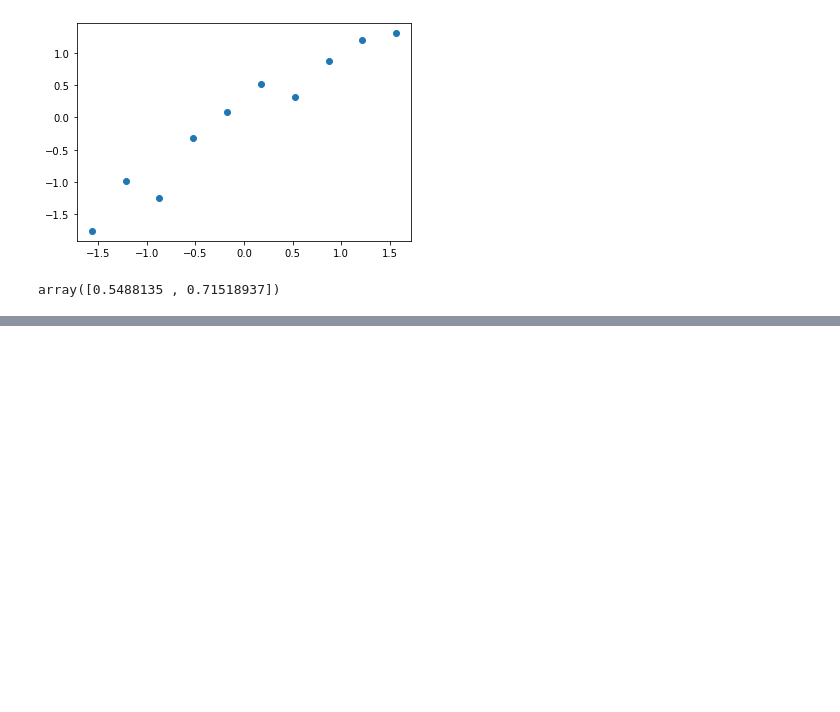
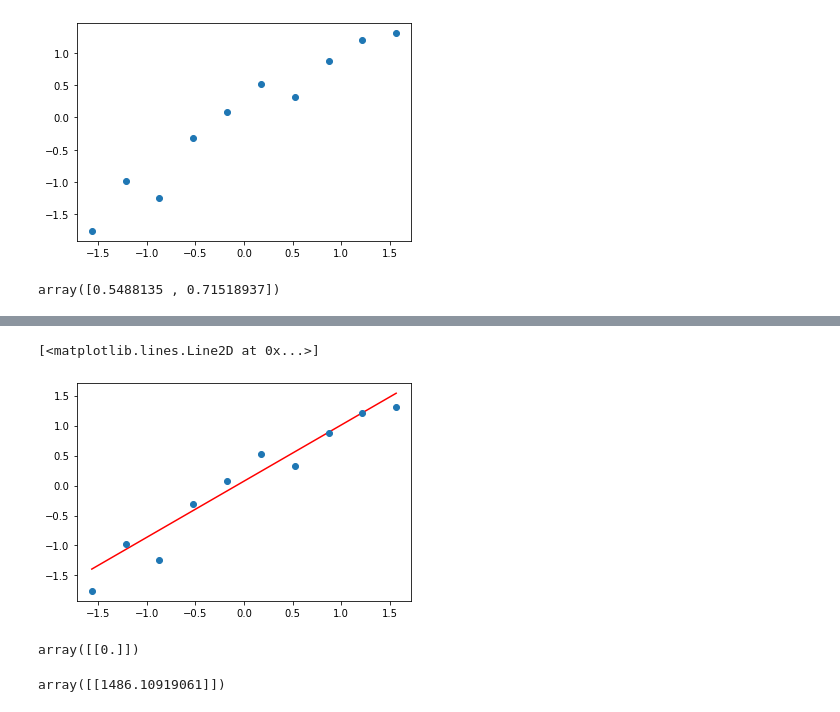
Before and after one commit to pedrozulian/starting-tensorflow, a Jupyter notebook: linear_regression/linear_regression_tensorflow.ipynb, the cells around one changed output, grey strips where cells are left out. Drawn from its saved outputs; the diff is of its cells as text; code cells hidden in the pictures; blank space fills up the shorter version.

```diff
--- a/linear_regression/linear_regression_tensorflow.ipynb
+++ b/linear_regression/linear_regression_tensorflow.ipynb
@@ -64,2 +67,10 @@ optmizer = tf.train.GradientDescentOptimizer(learning_rate = 0.001)
 training = optmizer.minimize(erro)
 init = tf.global_variables_initializer()
+# %%
+with tf.Session() as sess:
+    sess.run(init)
+    # print(sess.run(b0), '\n')
+    # print(sess.run(b1))
+    for i in range(1000):
+        sess.run(training)
+    b0_final, b1_final = sess.run([b0, b1])
@@ -65,0 +85,3 @@ init = tf.global_variables_initializer()
+# %%
+predictions = b0_final + b1_final * X
+predictions
@@ -65,0 +99,15 @@ init = tf.global_variables_initializer()
+# %%
+plt.plot(X, predictions, color='red')
+plt.plot(X, y, 'o')
+# %% [output]
+[<matplotlib.lines.Line2D at 0x...>]
+[figure, added]
+# %%
+scaler_x.transform(np.array([[40]]))
+# %% [output]
+array([[0.]])
+# %%
+prediction1 = scaler_y.inverse_transform(b0_final + b1_final * scaler_x.transform(np.array([[40]])))
+prediction1
+# %% [output]
+array([[1486.10919061]])
```
Also changed, not shown: parts of 9 cells of this notebook.
